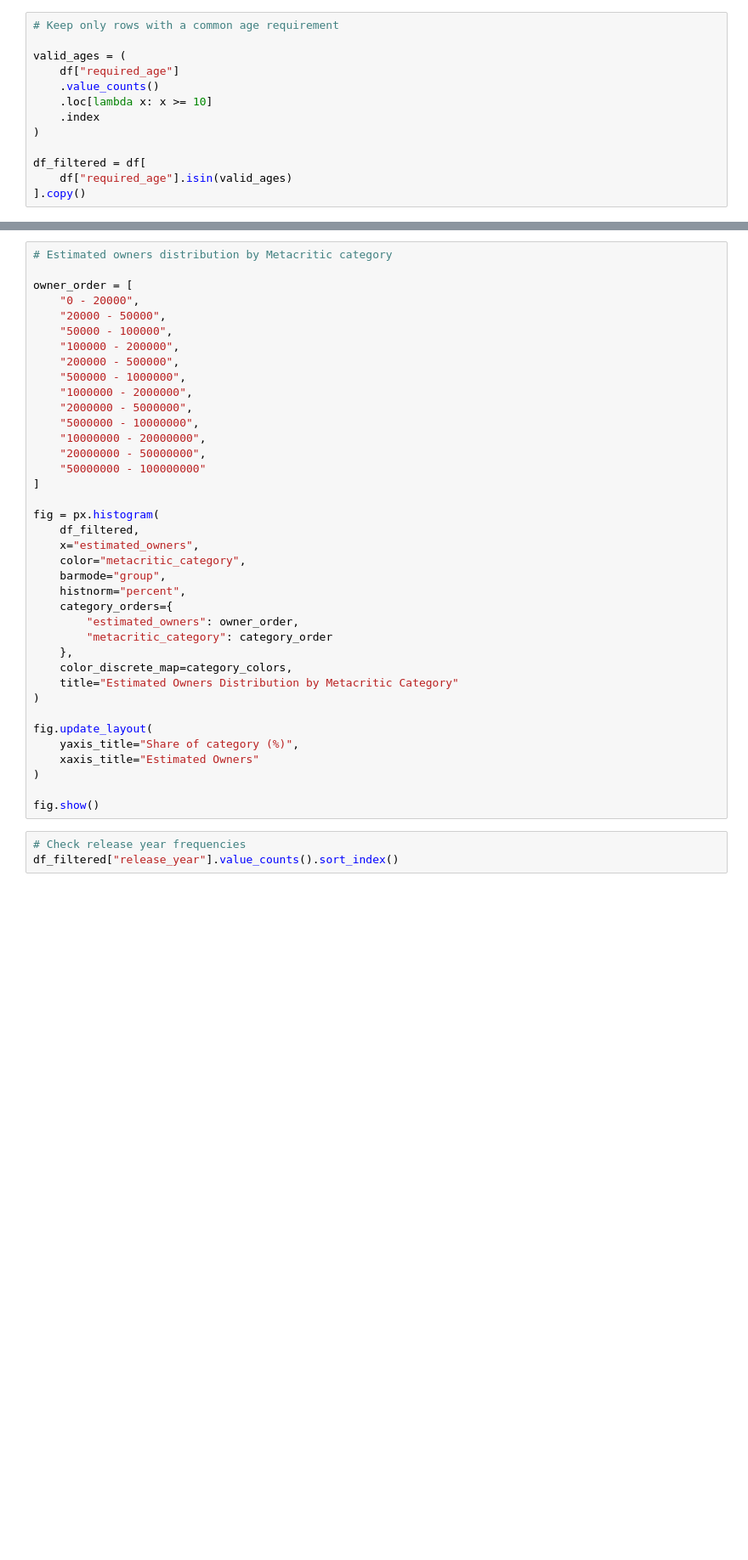
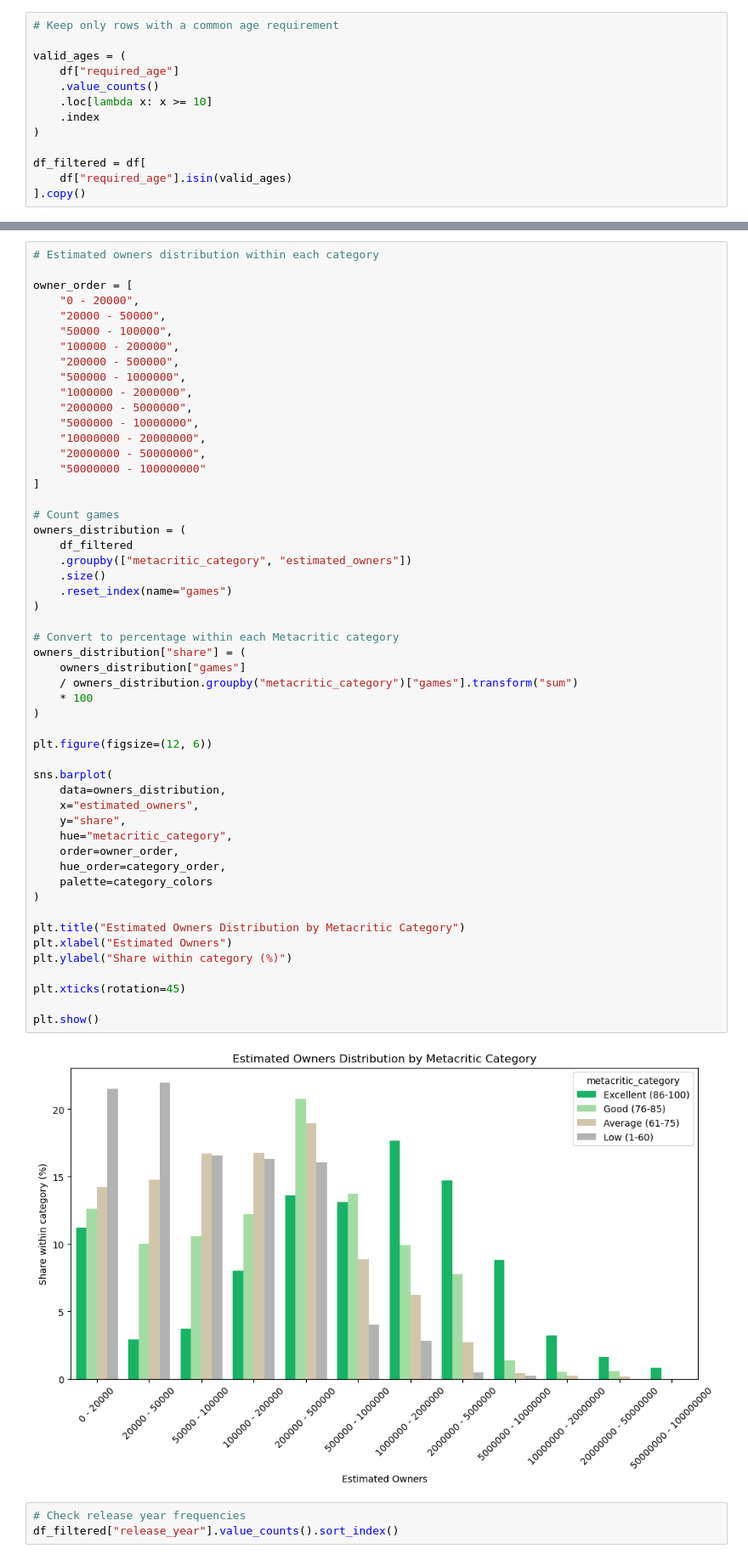
Before and after one commit to annimaijanen/learning-projects, a Jupyter notebook: dashboard_exploration/metacritic_study.ipynb, the cells around one changed output, grey strips where cells are left out. Shown at 85% size. Drawn from its saved outputs; the diff is of its cells as text; blank space fills up the shorter version.

```diff
--- a/dashboard_exploration/metacritic_study.ipynb
+++ b/dashboard_exploration/metacritic_study.ipynb
@@ -180,41 +209,57 @@ fig.show()
 # %%
-# Estimated owners distribution by Metacritic category
+# Estimated owners distribution within each category
 
 owner_order = [
     "0 - 20000",
     "20000 - 50000",
     "50000 - 100000",
     "100000 - 200000",
     "200000 - 500000",
     "500000 - 1000000",
     "1000000 - 2000000",
     "2000000 - 5000000",
     "5000000 - 10000000",
     "10000000 - 20000000",
     "20000000 - 50000000",
     "50000000 - 100000000"
 ]
 
-fig = px.histogram(
-    df_filtered,
-    x="estimated_owners",
-    color="metacritic_category",
-    barmode="group",
-    histnorm="percent",
-    category_orders={
-        "estimated_owners": owner_order,
-        "metacritic_category": category_order
-    },
-    color_discrete_map=category_colors,
-    title="Estimated Owners Distribution by Metacritic Category"
+# Count games
+owners_distribution = (
+    df_filtered
+    .groupby(["metacritic_category", "estimated_owners"])
+    .size()
+    .reset_index(name="games")
 )
 
-fig.update_layout(
-    yaxis_title="Share of category (%)",
-    xaxis_title="Estimated Owners"
+# Convert to percentage within each Metacritic category
+owners_distribution["share"] = (
+    owners_distribution["games"]
+    / owners_distribution.groupby("metacritic_category")["games"].transform("sum")
+    * 100
 )
 
-fig.show()
+plt.figure(figsize=(12, 6))
+
+sns.barplot(
+    data=owners_distribution,
+    x="estimated_owners",
+    y="share",
+    hue="metacritic_category",
+    order=owner_order,
+    hue_order=category_order,
+    palette=category_colors
+)
+
+plt.title("Estimated Owners Distribution by Metacritic Category")
+plt.xlabel("Estimated Owners")
+plt.ylabel("Share within category (%)")
+
+plt.xticks(rotation=45)
+
+plt.show()
+# %% [output]
+[figure, added]
 # %%
 # Check release year frequencies
 df_filtered["release_year"].value_counts().sort_index()
```
Also changed, not shown: parts of 6 cells of this notebook.
